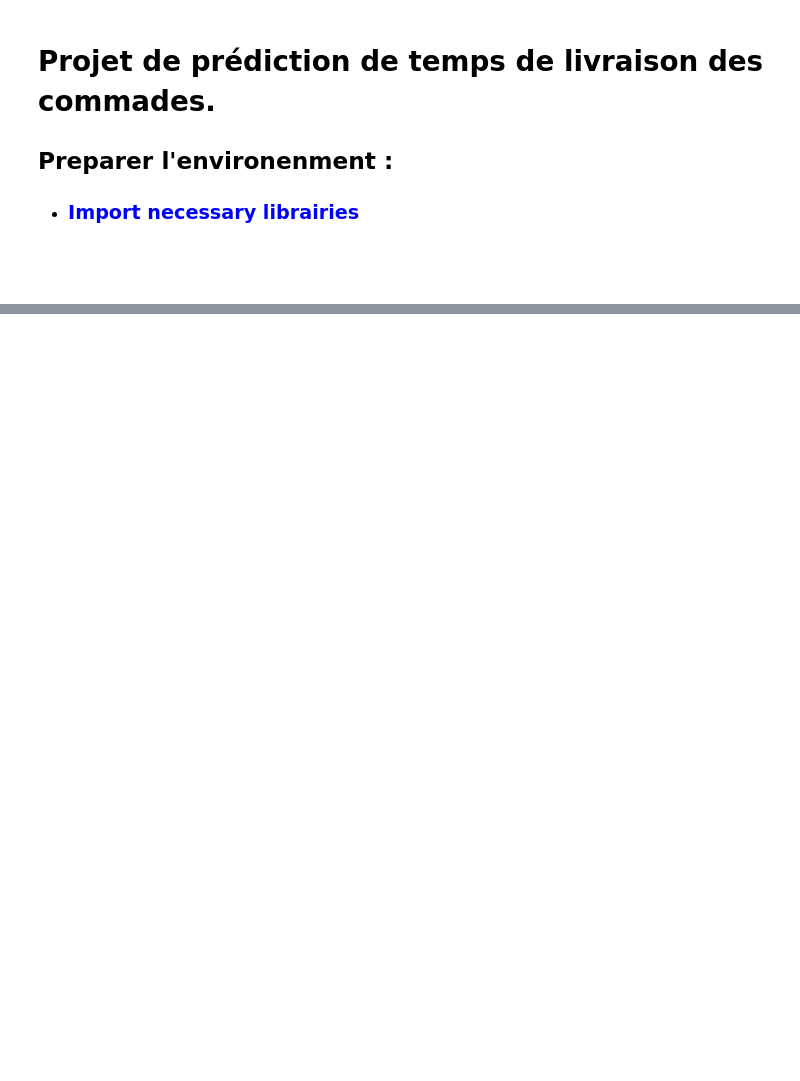
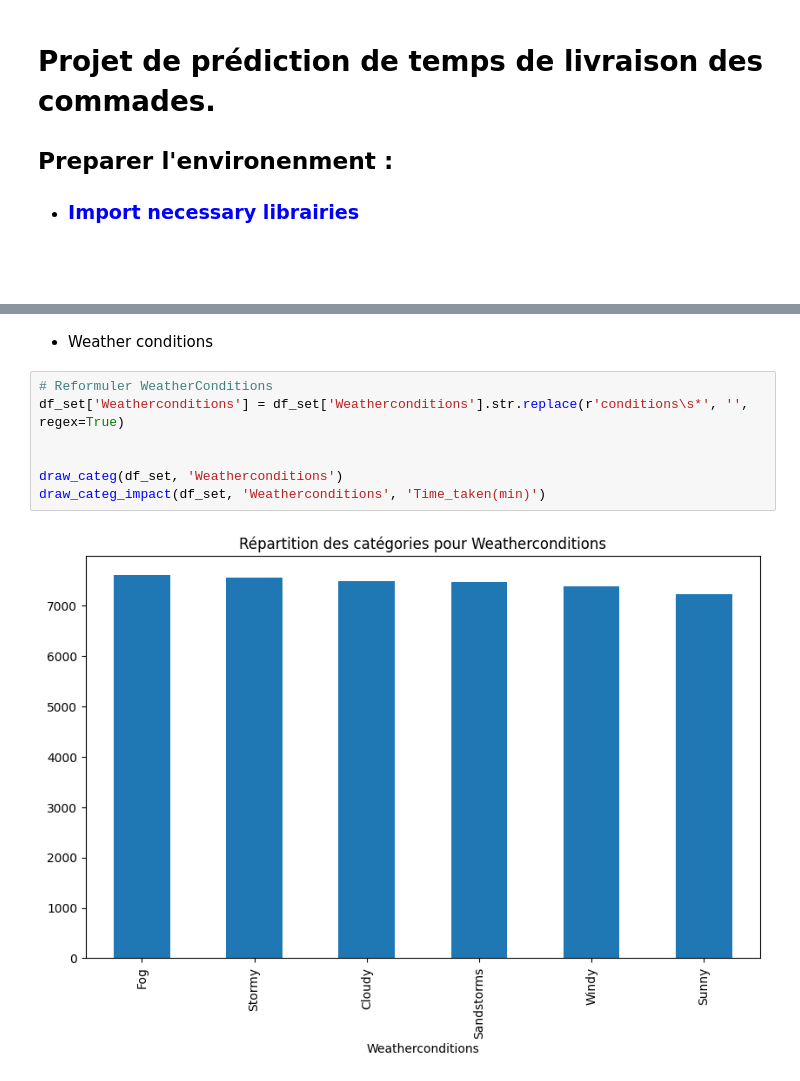
Before and after one commit to issamKHZ/DeliveryApp, a Jupyter notebook: projet_predire_temps_livraison.ipynb, the cells around one changed output, grey strips where cells are left out. Drawn from its saved outputs; the diff is of its cells as text; blank space fills up the shorter version.

```diff
--- a/projet_predire_temps_livraison.ipynb
+++ b/projet_predire_temps_livraison.ipynb
@@ -303,0 +216,11 @@ Temps de livraison estimé : 3.69 heures
+# %% [markdown]
+- Weather conditions
+# %%
+# Reformuler WeatherConditions
+df_set['Weatherconditions'] = df_set['Weatherconditions'].str.replace(r'conditions\s*', '', regex=True)
+
+
+draw_categ(df_set, 'Weatherconditions')
+draw_categ_impact(df_set, 'Weatherconditions', 'Time_taken(min)')
+# %% [output]
+[figure, added]
```
Also changed, not shown: parts of 108 cells of this notebook, 1 other file.
